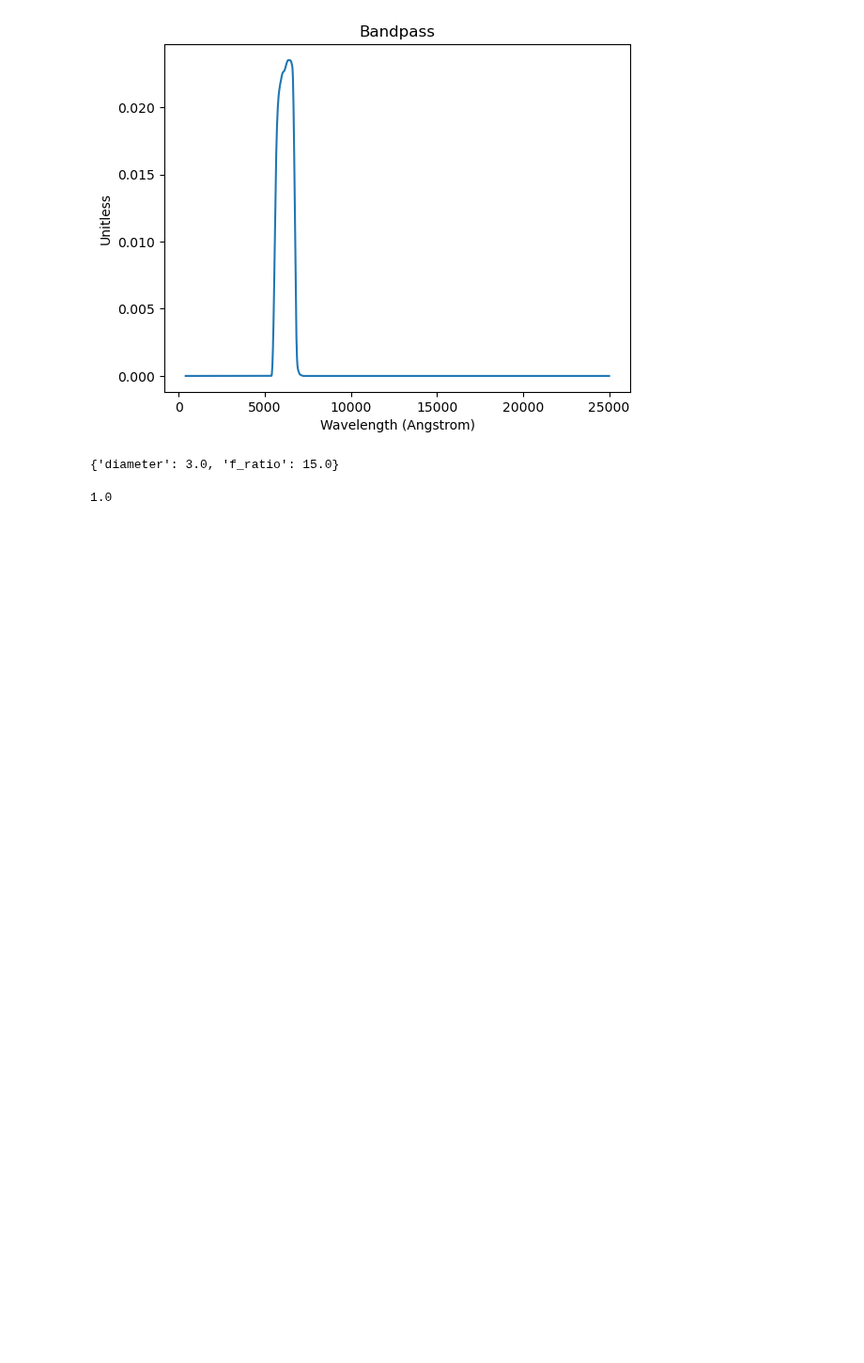
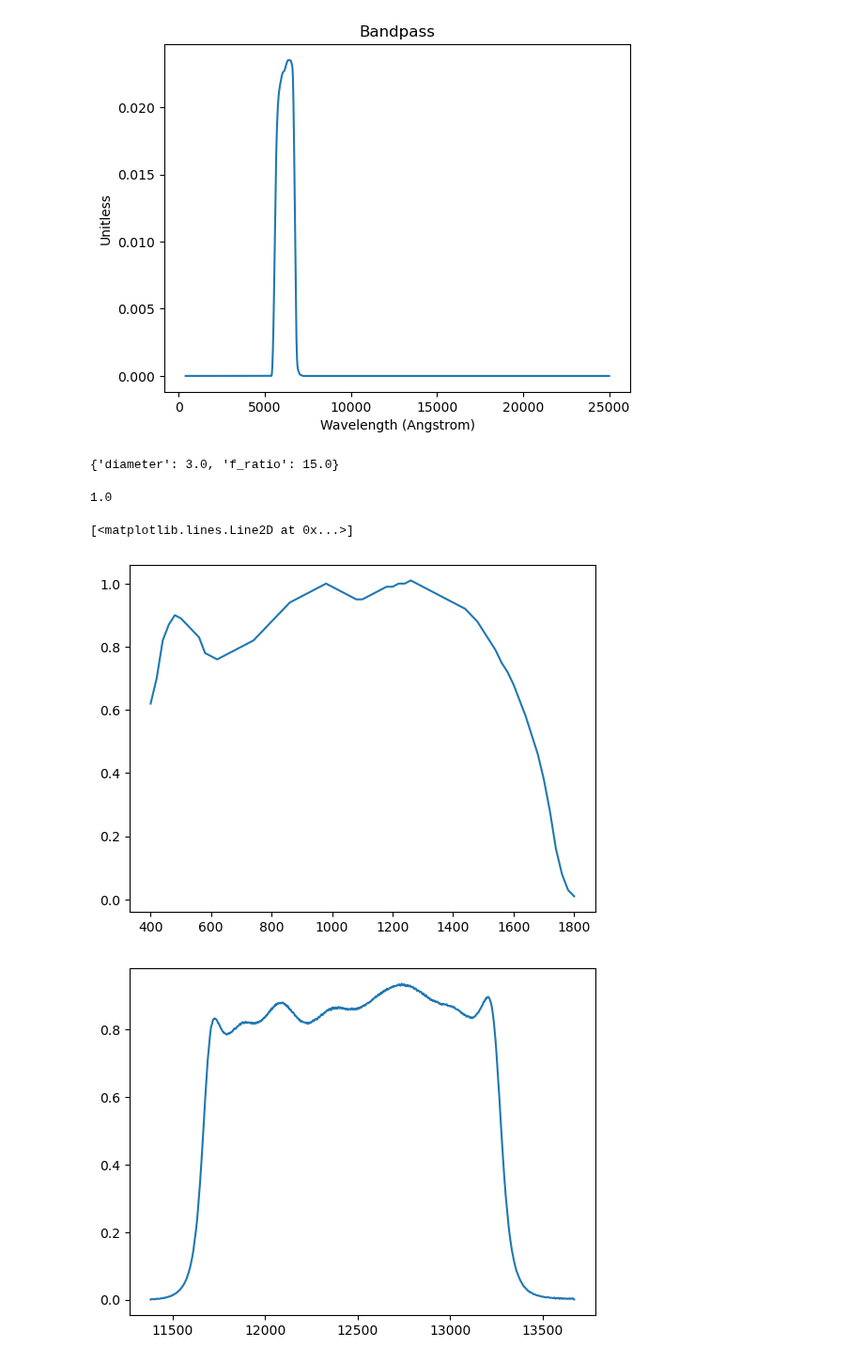
Before and after one commit to schmidt-observatories/wcc-etc, a Jupyter notebook: notebooks/20250813_testing.ipynb, the cells around one changed output. Shown at 94% size. Saved outputs shown, nothing was run; the diff lists cells and outputs as text; code cells hidden in the pictures; blank space fills up the shorter version.

```diff
--- a/notebooks/20250813_testing.ipynb
+++ b/notebooks/20250813_testing.ipynb
@@ -152,3 +152,20 @@ WCC.tel_config
 WCC.config['detector']['gain']
 # %% [output]
 1.0
+# %%
+import pandas as pd
+import matplotlib.pyplot as plt
+df = pd.read_csv('../data/support_data/sensors/sony_imx992/sony_qe_digitized.csv',comment='#')
+
+fig, ax = plt.subplots()
+ax.plot(df.wavelength,df.throughput)
+
+df = pd.read_csv('../data/support_data/filters/IRTF_NSFCam.J.txt',comment='#',
+                 names=['wavelength','throughput'],delim_whitespace=True)
+
+fig, ax = plt.subplots()
+ax.plot(df.wavelength,df.throughput)
+# %% [output]
+[<matplotlib.lines.Line2D at 0x...>]
+[figure, added]
+[figure, added]
```
Also changed, not shown: 9 other files.
